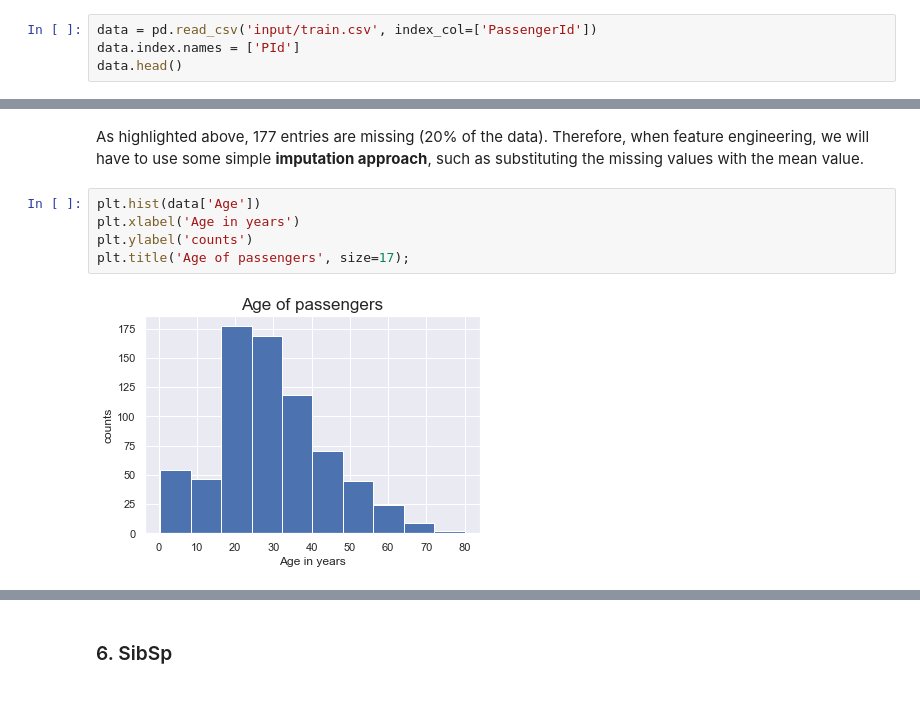
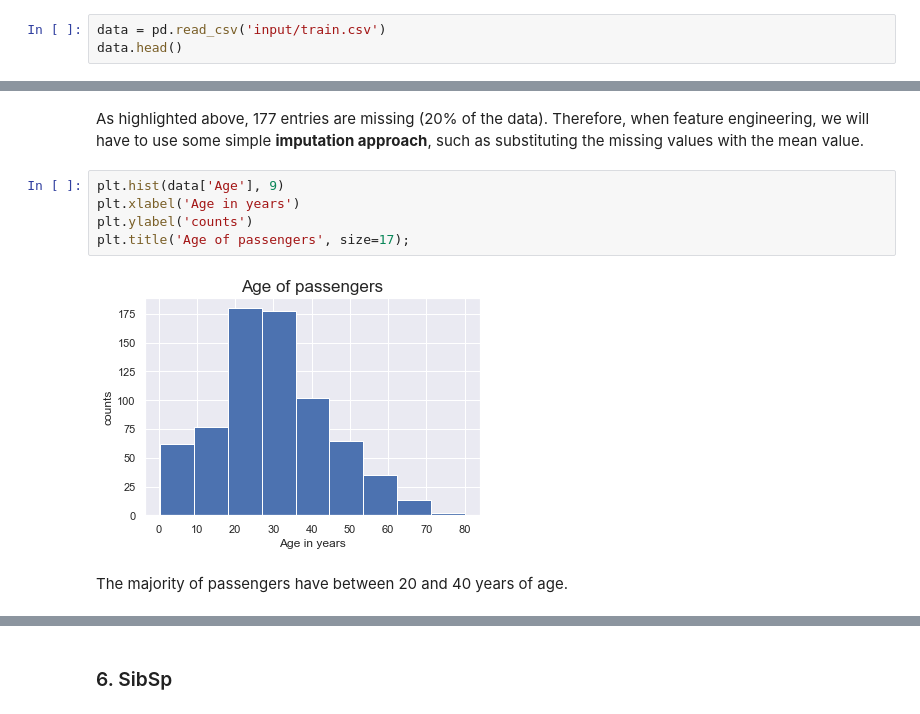
Before and after one commit to carlotta-marchis/Titanic-competition, a Jupyter notebook: The Data.ipynb, the cells around one changed output, grey strips where cells are left out. Saved outputs shown, nothing was run; the diff lists cells and outputs as text.

```diff
--- a/The Data.ipynb
+++ b/The Data.ipynb
@@ -10,7 +10,6 @@ import seaborn as sns; sns.set()
 # %% [markdown]
 Importing the 'train.csv' file into a DataFrame:
 # %%
-data = pd.read_csv('input/train.csv', index_col=['PassengerId'])
-data.index.names = ['PId']
+data = pd.read_csv('input/train.csv')
 data.head()
 # %% [output]
@@ -146,9 +153,11 @@ Name: Age, dtype: float64
 # %% [markdown]
 As highlighted above, 177 entries are missing (20% of the data). Therefore, when feature engineering, we will have to use some simple **imputation approach**, such as substituting the missing values with the mean value.
 # %%
-plt.hist(data['Age'])
+plt.hist(data['Age'], 9)
 plt.xlabel('Age in years')
 plt.ylabel('counts')
 plt.title('Age of passengers', size=17);
 # %% [output]
-[figure, old version]
+[figure, new version]
+# %% [markdown]
+The majority of passengers have between 20 and 40 years of age.
```
Also changed, not shown: parts of 29 cells of this notebook.
